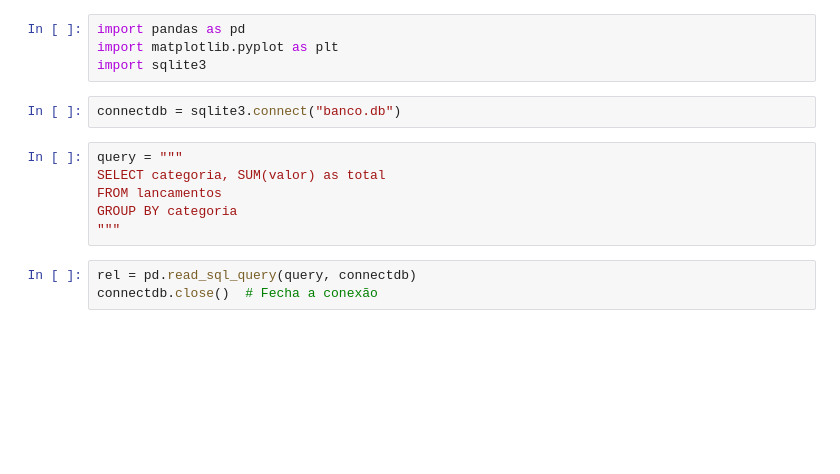
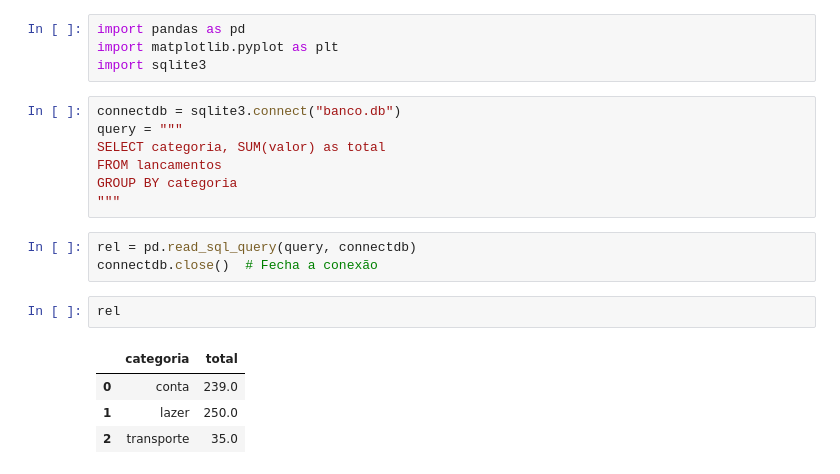
Before and after one commit to LTRibeiros/Projeto-Financeiro, a Jupyter notebook: relatorio.ipynb, the cells around one changed output. Drawn from its saved outputs; the diff is of its cells as text; blank space fills up the shorter version.

```diff
--- a/relatorio.ipynb
+++ b/relatorio.ipynb
@@ -2,9 +2,8 @@
 import pandas as pd
 import matplotlib.pyplot as plt
 import sqlite3
-# %%
-connectdb = sqlite3.connect("banco.db")
 # %%
+connectdb = sqlite3.connect("banco.db")
 query = """
 SELECT categoria, SUM(valor) as total
 FROM lancamentos
@@ -13,6 +12,13 @@ GROUP BY categoria
 # %%
 rel = pd.read_sql_query(query, connectdb)
 connectdb.close()  # Fecha a conexão
+# %%
+rel
+# %% [output]
+|  | categoria | total |
+| 0 | conta | 239.0 |
+| 1 | lazer | 250.0 |
+| 2 | transporte | 35.0 |
 # %%
 plt.figure(figsize=(8, 8))
 plt.pie(
```
Also changed, not shown: parts of 7 cells of this notebook, 4 other files.
